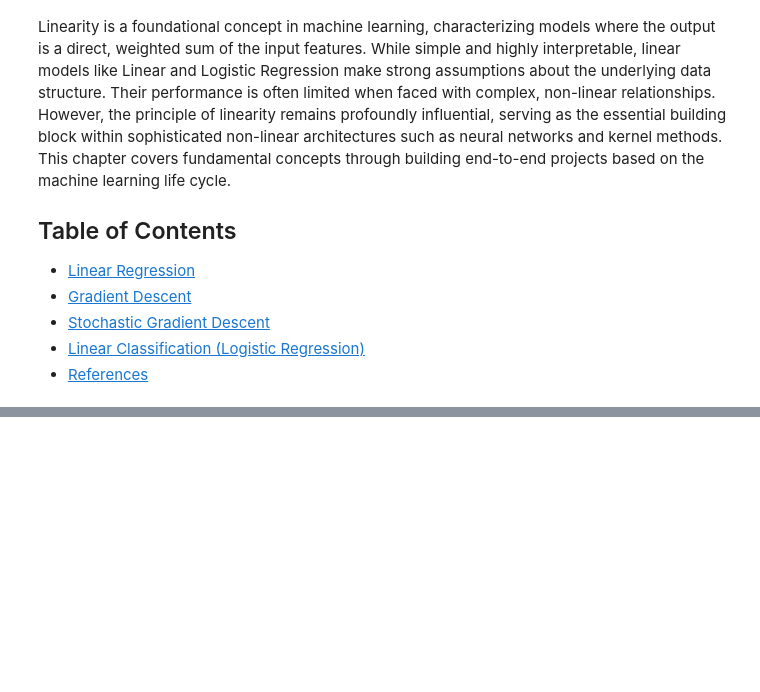
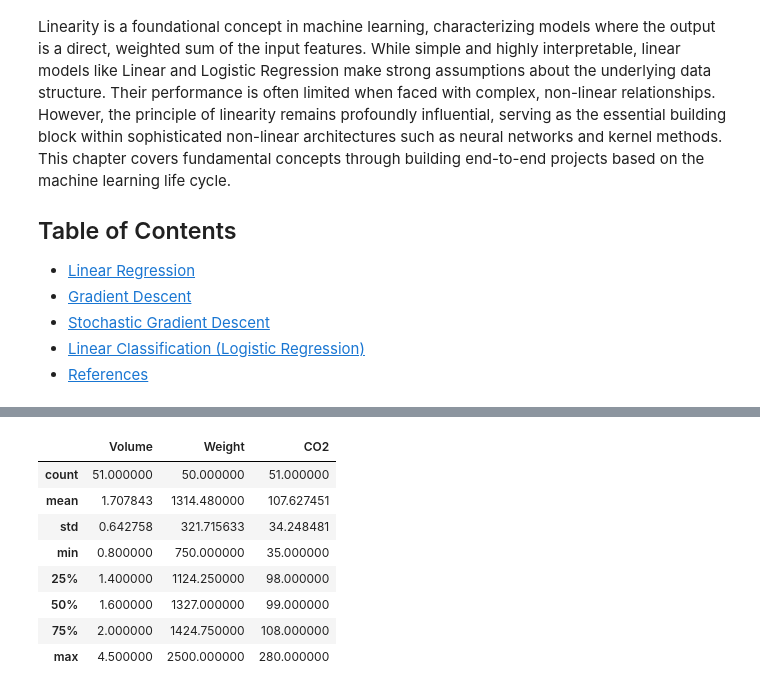
Before and after one commit to AmirhosseinMuhammadi/machine-learning-course, a Jupyter notebook: notebooks/chapter_03_linearity.ipynb, the cells around one changed output, grey strips where cells are left out. Cells and saved outputs as stored; diff of their text form; code cells hidden in the pictures; blank space fills up the shorter version.

```diff
--- a/notebooks/chapter_03_linearity.ipynb
+++ b/notebooks/chapter_03_linearity.ipynb
@@ -86,0 +113,12 @@ The objective is to generally analyze the provided dataset `co2_emmision.csv` an
+# %%
+df.describe()
+# %% [output]
+|  | Volume | Weight | CO2 |
+| count | 51.000000 | 50.000000 | 51.000000 |
+| mean | 1.707843 | 1314.480000 | 107.627451 |
+| std | 0.642758 | 321.715633 | 34.248481 |
+| min | 0.800000 | 750.000000 | 35.000000 |
+| 25% | 1.400000 | 1124.250000 | 98.000000 |
+| 50% | 1.600000 | 1327.000000 | 99.000000 |
+| 75% | 2.000000 | 1424.750000 | 108.000000 |
+| max | 4.500000 | 2500.000000 | 280.000000 |
```
Also changed, not shown: parts of 25 cells of this notebook, 2 other files.
